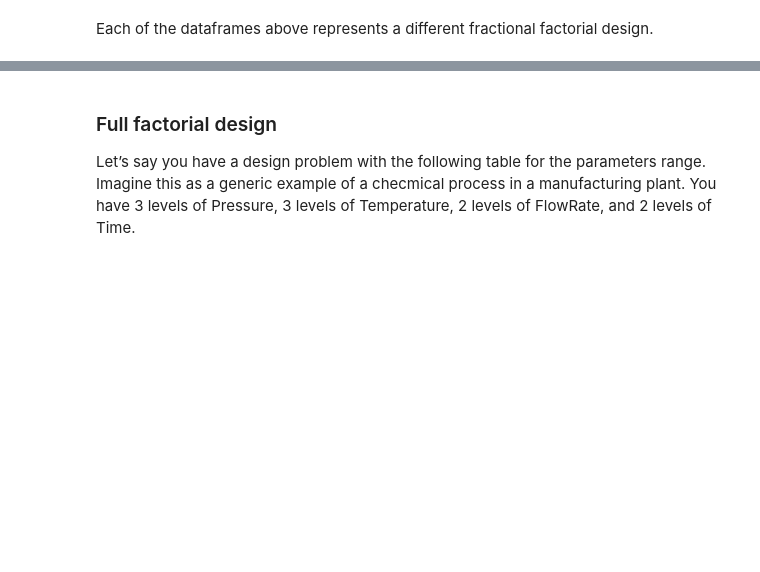
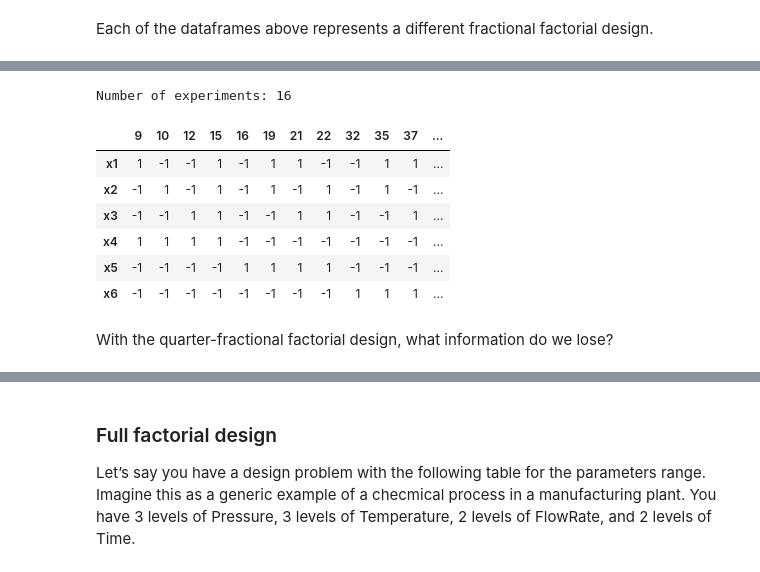
Before and after one commit to peterbmob/DHMVADoE, a Jupyter notebook: Excercises/fractional_design.ipynb, the cells around one changed output, grey strips where cells are left out. Drawn from its saved outputs; the diff is of its cells as text; code cells hidden in the pictures; blank space fills up the shorter version.

```diff
--- a/Excercises/fractional_design.ipynb
+++ b/Excercises/fractional_design.ipynb
@@ -200,4 +456,15 @@ Our resulting factorial matrix can be reduced the same way. In Python, we use th
 # %%
-quarter_fractional_doe = doe[ np.logical_and( doe['x1-x2-x3-x4']==1, doe['x4-x5-x6']==1 ) ]
+quarter_fractional_doe = doe[ np.logical_and( doe['x1*x2*x3*x4']==1, doe['x4*x5*x6']==1, doe['x1*x2*x3*x5*x6']==1) ]
 print("Number of experiments: %d"%(len(quarter_fractional_doe[column_labs])))
 quarter_fractional_doe[column_labs].T
+# %% [output]
+Number of experiments: 16
+|  | 9 | 10 | 12 | 15 | 16 | 19 | 21 | 22 | 32 | 35 | 37 | ... |
+| x1 | 1 | -1 | -1 | 1 | -1 | 1 | 1 | -1 | -1 | 1 | 1 | ... |
+| x2 | -1 | 1 | -1 | 1 | -1 | 1 | -1 | 1 | -1 | 1 | -1 | ... |
+| x3 | -1 | -1 | 1 | 1 | -1 | -1 | 1 | 1 | -1 | -1 | 1 | ... |
+| x4 | 1 | 1 | 1 | 1 | -1 | -1 | -1 | -1 | -1 | -1 | -1 | ... |
+| x5 | -1 | -1 | -1 | -1 | 1 | 1 | 1 | 1 | -1 | -1 | -1 | ... |
+| x6 | -1 | -1 | -1 | -1 | -1 | -1 | -1 | -1 | 1 | 1 | 1 | ... |
+# %% [markdown]
+With the quarter-fractional factorial design, what information do we lose?
```
Also changed, not shown: parts of 51 cells of this notebook.
